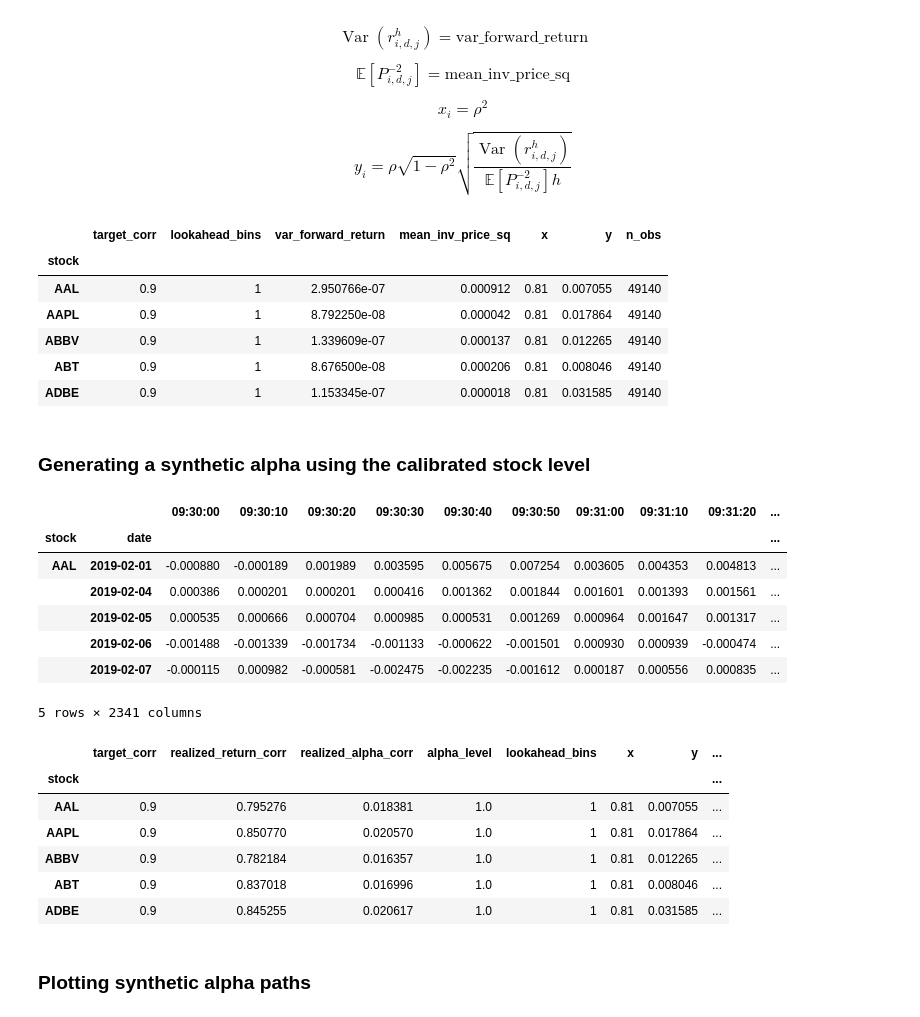
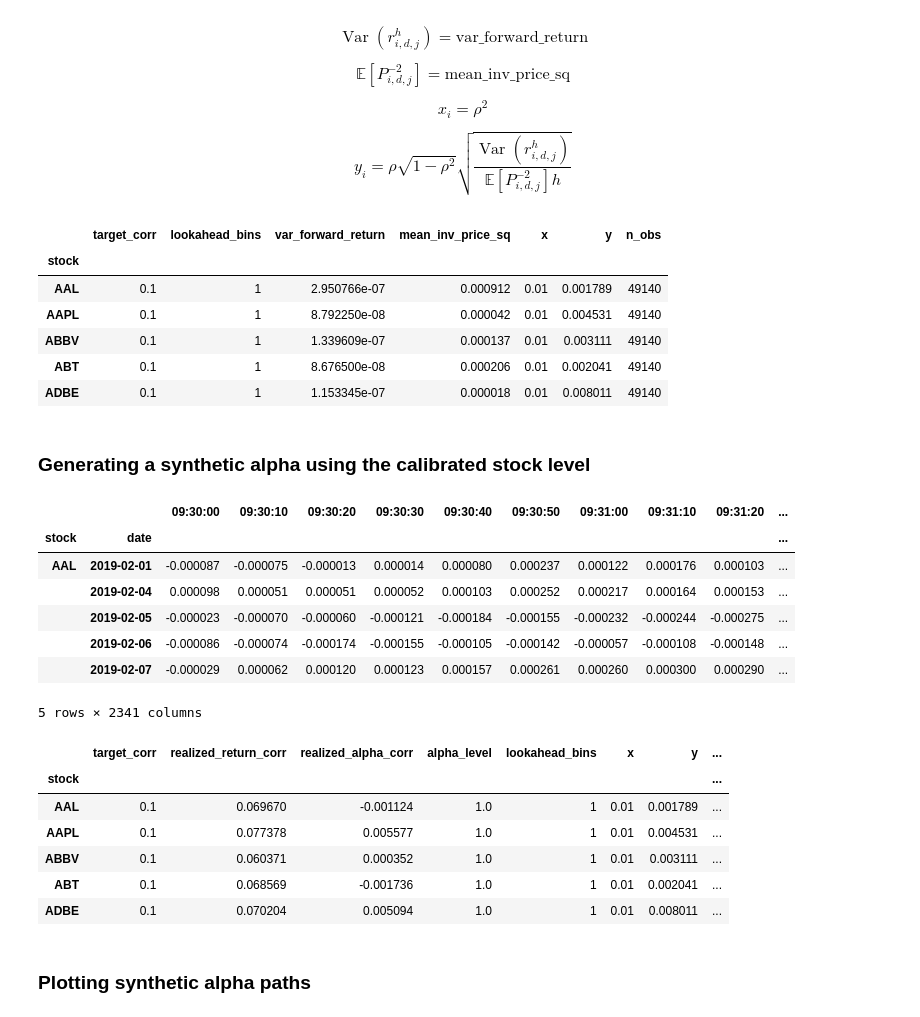
Before and after one commit to raphdlfrg/Quant_Trading_Price_Impact, a Jupyter notebook: 2_4_Synthetic_Alphas.ipynb, the cells around one changed output. Saved outputs shown, nothing was run; the diff lists cells and outputs as text; code cells hidden in the pictures.

```diff
--- a/2_4_Synthetic_Alphas.ipynb
+++ b/2_4_Synthetic_Alphas.ipynb
@@ -303,21 +303,23 @@ y_i
 }
 $$
 # %%
+target_corr = 0.1
+
 alpha_param_df = calibrate_synthetic_alpha_params(
     train_px_df=train_px_df,
-    target_corr=0.9,
+    target_corr=target_corr,
     lookahead_bins=1
 )
 
 alpha_param_df.head()
 # %% [output]
 |  | target_corr | lookahead_bins | var_forward_return | mean_inv_price_sq | x | y | n_obs |
 | stock |  |  |  |  |  |  |  |
-| AAL | 0.9 | 1 | 2.950766e-07 | 0.000912 | 0.81 | 0.007055 | 49140 |
-| AAPL | 0.9 | 1 | 8.792250e-08 | 0.000042 | 0.81 | 0.017864 | 49140 |
-| ABBV | 0.9 | 1 | 1.339609e-07 | 0.000137 | 0.81 | 0.012265 | 49140 |
-| ABT | 0.9 | 1 | 8.676500e-08 | 0.000206 | 0.81 | 0.008046 | 49140 |
-| ADBE | 0.9 | 1 | 1.153345e-07 | 0.000018 | 0.81 | 0.031585 | 49140 |
+| AAL | 0.1 | 1 | 2.950766e-07 | 0.000912 | 0.01 | 0.001789 | 49140 |
+| AAPL | 0.1 | 1 | 8.792250e-08 | 0.000042 | 0.01 | 0.004531 | 49140 |
+| ABBV | 0.1 | 1 | 1.339609e-07 | 0.000137 | 0.01 | 0.003111 | 49140 |
+| ABT | 0.1 | 1 | 8.676500e-08 | 0.000206 | 0.01 | 0.002041 | 49140 |
+| ADBE | 0.1 | 1 | 1.153345e-07 | 0.000018 | 0.01 | 0.008011 | 49140 |
 # %% [markdown]
 ### Generating a synthetic alpha using the calibrated stock level
 # %%
@@ -332,22 +334,22 @@ synthetic_alpha_df.head()
 # %% [output]
 |  |  | 09:30:00 | 09:30:10 | 09:30:20 | 09:30:30 | 09:30:40 | 09:30:50 | 09:31:00 | 09:31:10 | 09:31:20 | ... |
 | stock | date |  |  |  |  |  |  |  |  |  | ... |
-| AAL | 2019-02-01 | -0.000880 | -0.000189 | 0.001989 | 0.003595 | 0.005675 | 0.007254 | 0.003605 | 0.004353 | 0.004813 | ... |
-|  | 2019-02-04 | 0.000386 | 0.000201 | 0.000201 | 0.000416 | 0.001362 | 0.001844 | 0.001601 | 0.001393 | 0.001561 | ... |
-|  | 2019-02-05 | 0.000535 | 0.000666 | 0.000704 | 0.000985 | 0.000531 | 0.001269 | 0.000964 | 0.001647 | 0.001317 | ... |
-|  | 2019-02-06 | -0.001488 | -0.001339 | -0.001734 | -0.001133 | -0.000622 | -0.001501 | 0.000930 | 0.000939 | -0.000474 | ... |
-|  | 2019-02-07 | -0.000115 | 0.000982 | -0.000581 | -0.002475 | -0.002235 | -0.001612 | 0.000187 | 0.000556 | 0.000835 | ... |
+| AAL | 2019-02-01 | -0.000087 | -0.000075 | -0.000013 | 0.000014 | 0.000080 | 0.000237 | 0.000122 | 0.000176 | 0.000103 | ... |
+|  | 2019-02-04 | 0.000098 | 0.000051 | 0.000051 | 0.000052 | 0.000103 | 0.000252 | 0.000217 | 0.000164 | 0.000153 | ... |
+|  | 2019-02-05 | -0.000023 | -0.000070 | -0.000060 | -0.000121 | -0.000184 | -0.000155 | -0.000232 | -0.000244 | -0.000275 | ... |
+|  | 2019-02-06 | -0.000086 | -0.000074 | -0.000174 | -0.000155 | -0.000105 | -0.000142 | -0.000057 | -0.000108 | -0.000148 | ... |
+|  | 2019-02-07 | -0.000029 | 0.000062 | 0.000120 | 0.000123 | 0.000157 | 0.000261 | 0.000260 | 0.000300 | 0.000290 | ... |
 5 rows × 2341 columns
 # %%
 synthetic_alpha_diagnostics_df.head()
 # %% [output]
 |  | target_corr | realized_return_corr | realized_alpha_corr | alpha_level | lookahead_bins | x | y | ... |
 | stock |  |  |  |  |  |  |  | ... |
-| AAL | 0.9 | 0.795276 | 0.018381 | 1.0 | 1 | 0.81 | 0.007055 | ... |
-| AAPL | 0.9 | 0.850770 | 0.020570 | 1.0 | 1 | 0.81 | 0.017864 | ... |
-| ABBV | 0.9 | 0.782184 | 0.016357 | 1.0 | 1 | 0.81 | 0.012265 | ... |
-| ABT | 0.9 | 0.837018 | 0.016996 | 1.0 | 1 | 0.81 | 0.008046 | ... |
-| ADBE | 0.9 | 0.845255 | 0.020617 | 1.0 | 1 | 0.81 | 0.031585 | ... |
+| AAL | 0.1 | 0.069670 | -0.001124 | 1.0 | 1 | 0.01 | 0.001789 | ... |
+| AAPL | 0.1 | 0.077378 | 0.005577 | 1.0 | 1 | 0.01 | 0.004531 | ... |
+| ABBV | 0.1 | 0.060371 | 0.000352 | 1.0 | 1 | 0.01 | 0.003111 | ... |
+| ABT | 0.1 | 0.068569 | -0.001736 | 1.0 | 1 | 0.01 | 0.002041 | ... |
+| ADBE | 0.1 | 0.070204 | 0.005094 | 1.0 | 1 | 0.01 | 0.008011 | ... |
 # %% [markdown]
 ### Plotting synthetic alpha paths
 # %%
```
Also changed, not shown: parts of 2 cells of this notebook, 4 other files.
